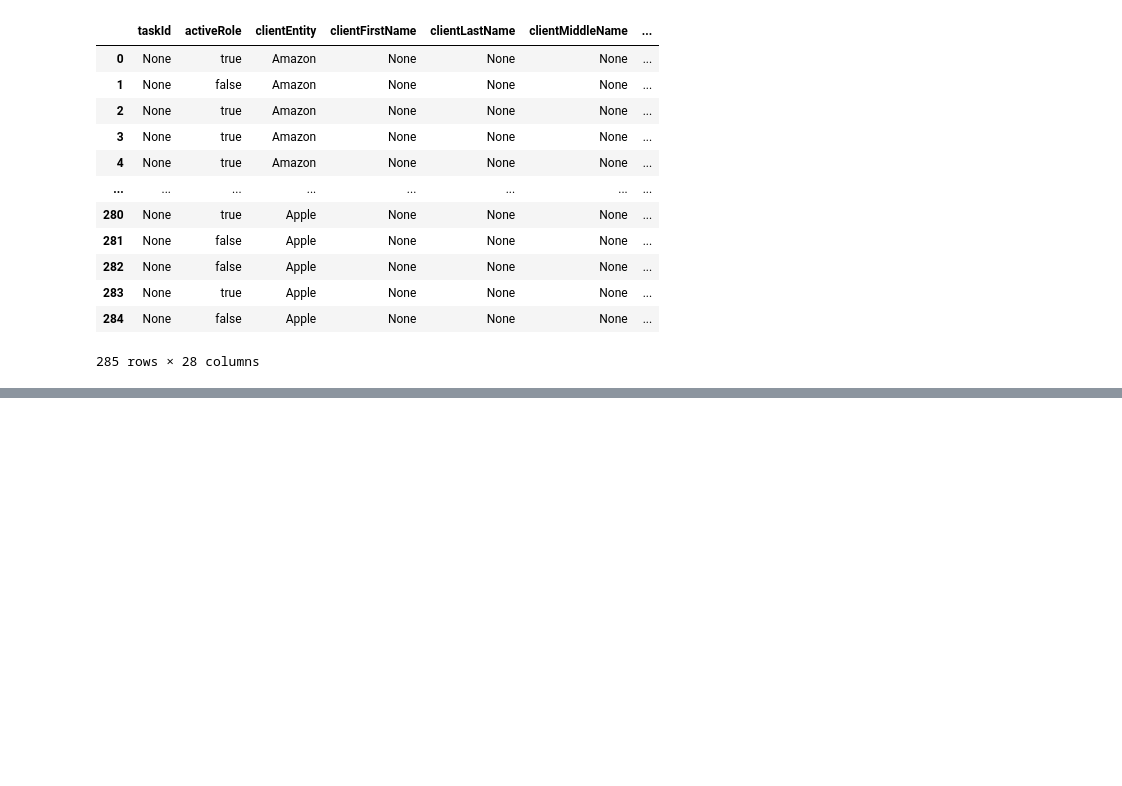
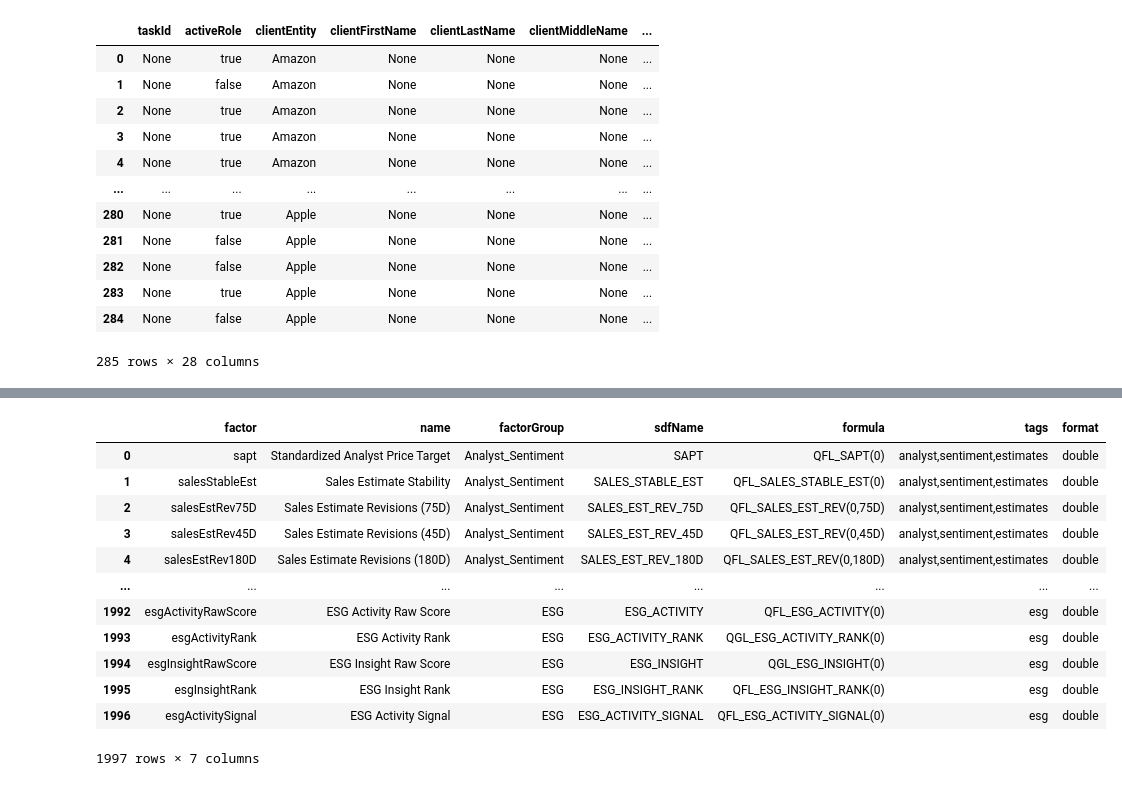
Before and after one commit to nurciuoli/FdsPy, a Jupyter notebook: FdsPy/content/DEMO_Content_Utils.ipynb, the cells around one changed output, grey strips where cells are left out. Drawn from its saved outputs; the diff is of its cells as text; code cells hidden in the pictures; blank space fills up the shorter version.

Commit message:
add get qfl factors

```diff
--- a/FdsPy/content/DEMO_Content_Utils.ipynb
+++ b/FdsPy/content/DEMO_Content_Utils.ipynb
@@ -49,0 +64,18 @@ df
+# %%
+from utils import get_qfl_factors
+
+get_qfl_factors()
+# %% [output]
+|  | factor | name | factorGroup | sdfName | formula | tags | format |
+| 0 | sapt | Standardized Analyst Price Target | Analyst_Sentiment | SAPT | QFL_SAPT(0) | analyst,sentiment,estimates | double |
+| 1 | salesStableEst | Sales Estimate Stability | Analyst_Sentiment | SALES_STABLE_EST | QFL_SALES_STABLE_EST(0) | analyst,sentiment,estimates | double |
+| 2 | salesEstRev75D | Sales Estimate Revisions (75D) | Analyst_Sentiment | SALES_EST_REV_75D | QFL_SALES_EST_REV(0,75D) | analyst,sentiment,estimates | double |
+| 3 | salesEstRev45D | Sales Estimate Revisions (45D) | Analyst_Sentiment | SALES_EST_REV_45D | QFL_SALES_EST_REV(0,45D) | analyst,sentiment,estimates | double |
+| 4 | salesEstRev180D | Sales Estimate Revisions (180D) | Analyst_Sentiment | SALES_EST_REV_180D | QFL_SALES_EST_REV(0,180D) | analyst,sentiment,estimates | double |
+| ... | ... | ... | ... | ... | ... | ... | ... |
+| 1992 | esgActivityRawScore | ESG Activity Raw Score | ESG | ESG_ACTIVITY | QFL_ESG_ACTIVITY(0) | esg | double |
+| 1993 | esgActivityRank | ESG Activity Rank | ESG | ESG_ACTIVITY_RANK | QGL_ESG_ACTIVITY_RANK(0) | esg | double |
+| 1994 | esgInsightRawScore | ESG Insight Raw Score | ESG | ESG_INSIGHT | QGL_ESG_INSIGHT(0) | esg | double |
+| 1995 | esgInsightRank | ESG Insight Rank | ESG | ESG_INSIGHT_RANK | QFL_ESG_INSIGHT_RANK(0) | esg | double |
+| 1996 | esgActivitySignal | ESG Activity Signal | ESG | ESG_ACTIVITY_SIGNAL | QFL_ESG_ACTIVITY_SIGNAL(0) | esg | double |
+1997 rows × 7 columns
```
Also changed, not shown: parts of 2 cells of this notebook, 1 other file.
